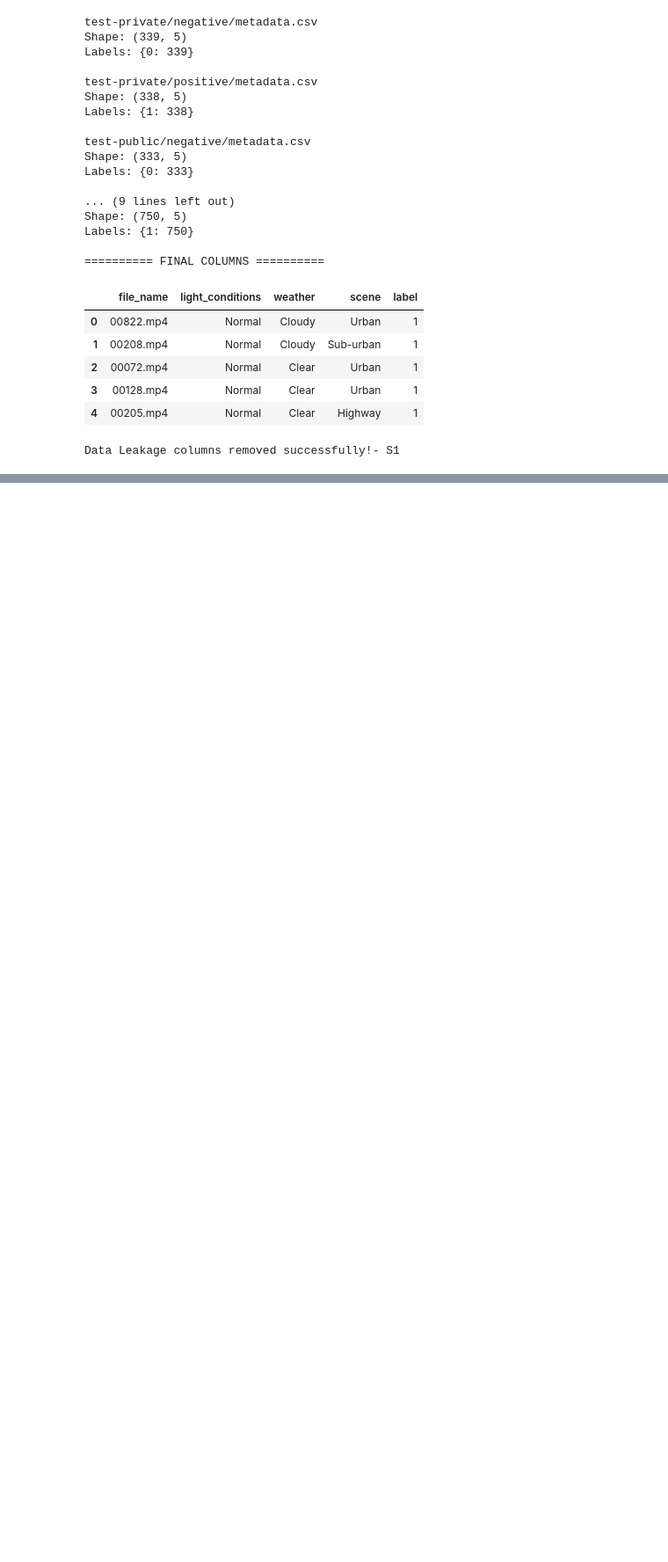
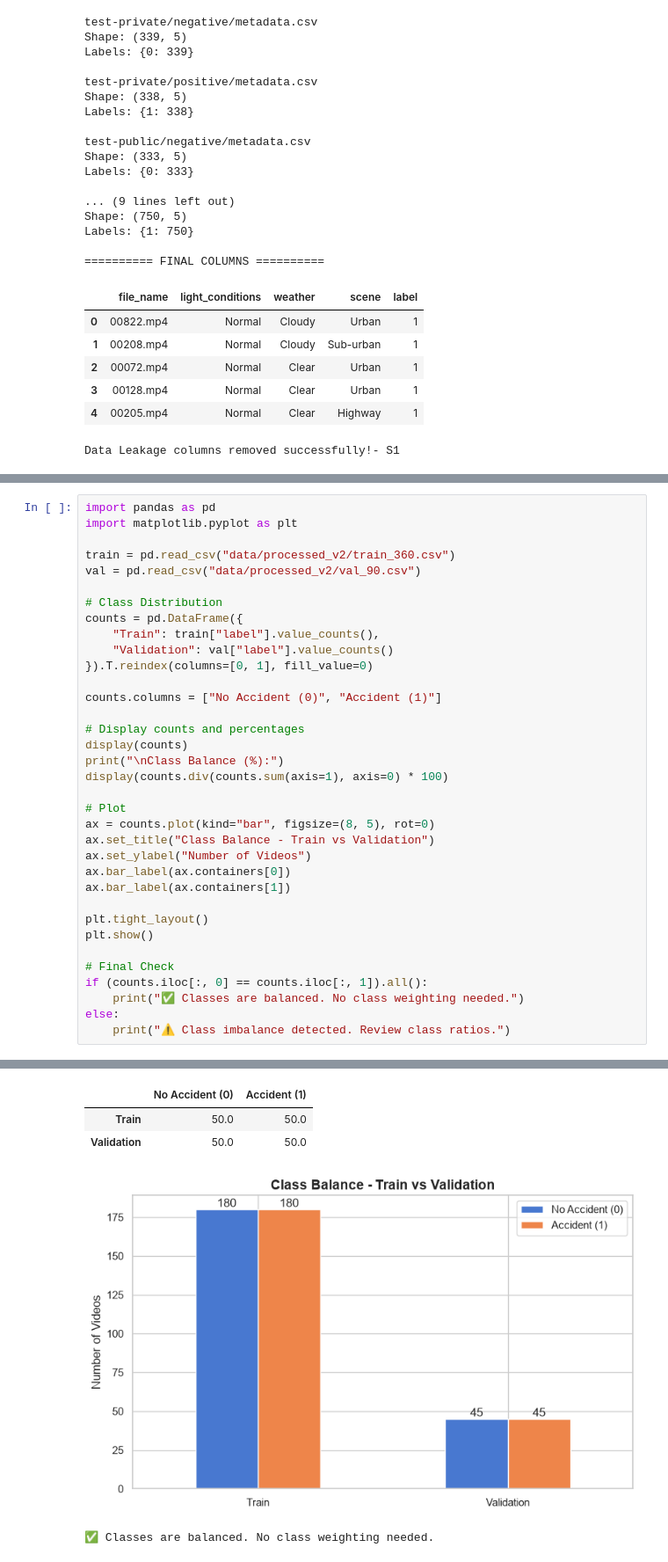
Before and after one commit to mahansafa/DL-Project, a Jupyter notebook: image_neural_network/preprocess.ipynb, the cells around one changed output, grey strips where cells are left out. Shown at 88% size. Cells and saved outputs as stored; diff of their text form; blank space fills up the shorter version.

```diff
--- a/image_neural_network/preprocess.ipynb
+++ b/image_neural_network/preprocess.ipynb
@@ -869,0 +1296,36 @@ plt.show()
+# %%
+import pandas as pd
+import matplotlib.pyplot as plt
+
+train = pd.read_csv("data/processed_v2/train_360.csv")
+val = pd.read_csv("data/processed_v2/val_90.csv")
+
+# Class Distribution
+counts = pd.DataFrame({
+    "Train": train["label"].value_counts(),
+    "Validation": val["label"].value_counts()
+}).T.reindex(columns=[0, 1], fill_value=0)
+
+counts.columns = ["No Accident (0)", "Accident (1)"]
+
+# Display counts and percentages
+display(counts)
+print("\nClass Balance (%):")
+display(counts.div(counts.sum(axis=1), axis=0) * 100)
+
+# Plot
+ax = counts.plot(kind="bar", figsize=(8, 5), rot=0)
+ax.set_title("Class Balance - Train vs Validation")
+ax.set_ylabel("Number of Videos")
+ax.bar_label(ax.containers[0])
+ax.bar_label(ax.containers[1])
+
+plt.tight_layout()
+plt.show()
+
+# Final Check
+if (counts.iloc[:, 0] == counts.iloc[:, 1]).all():
+    print("✅ Classes are balanced. No class weighting needed.")
+else:
+    print("⚠️ Class imbalance detected. Review class ratios.")
+# %% [output]
@@ -869,0 +1336,5 @@ plt.show()
+|  | No Accident (0) | Accident (1) |
+| Train | 50.0 | 50.0 |
+| Validation | 50.0 | 50.0 |
+[figure, added]
+✅ Classes are balanced. No class weighting needed.
```
Also changed, not shown: parts of 27 cells of this notebook.
